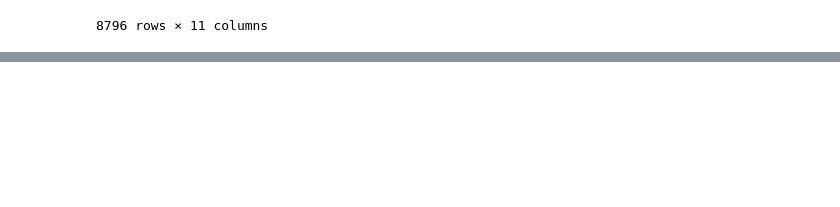
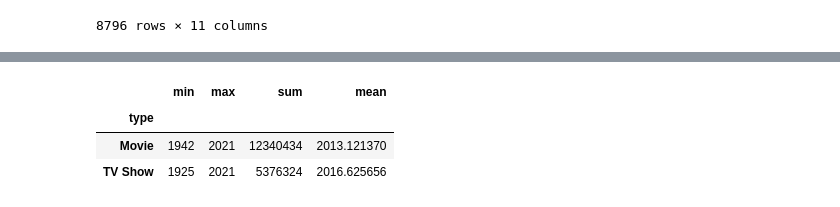
Before and after one commit to HarshChaturvedi19/netflix-data-analysis, a Jupyter notebook: netflix_data_analysis.ipynb, the cells around one changed output, grey strips where cells are left out. Saved outputs shown, nothing was run; the diff lists cells and outputs as text; code cells hidden in the pictures; blank space fills up the shorter version.

```diff
--- a/netflix_data_analysis.ipynb
+++ b/netflix_data_analysis.ipynb
@@ -289,0 +329,8 @@ df
+# %%
+# calculate minimum , max, sum, and mean release year for movies and tv shows
+df.groupby('type')['release_year'].agg(['min', 'max', 'sum', 'mean'])
+# %% [output]
+|  | min | max | sum | mean |
+| type |  |  |  |  |
+| Movie | 1942 | 2021 | 12340434 | 2013.121370 |
+| TV Show | 1925 | 2021 | 5376324 | 2016.625656 |
```
Also changed, not shown: parts of 7 cells of this notebook.
